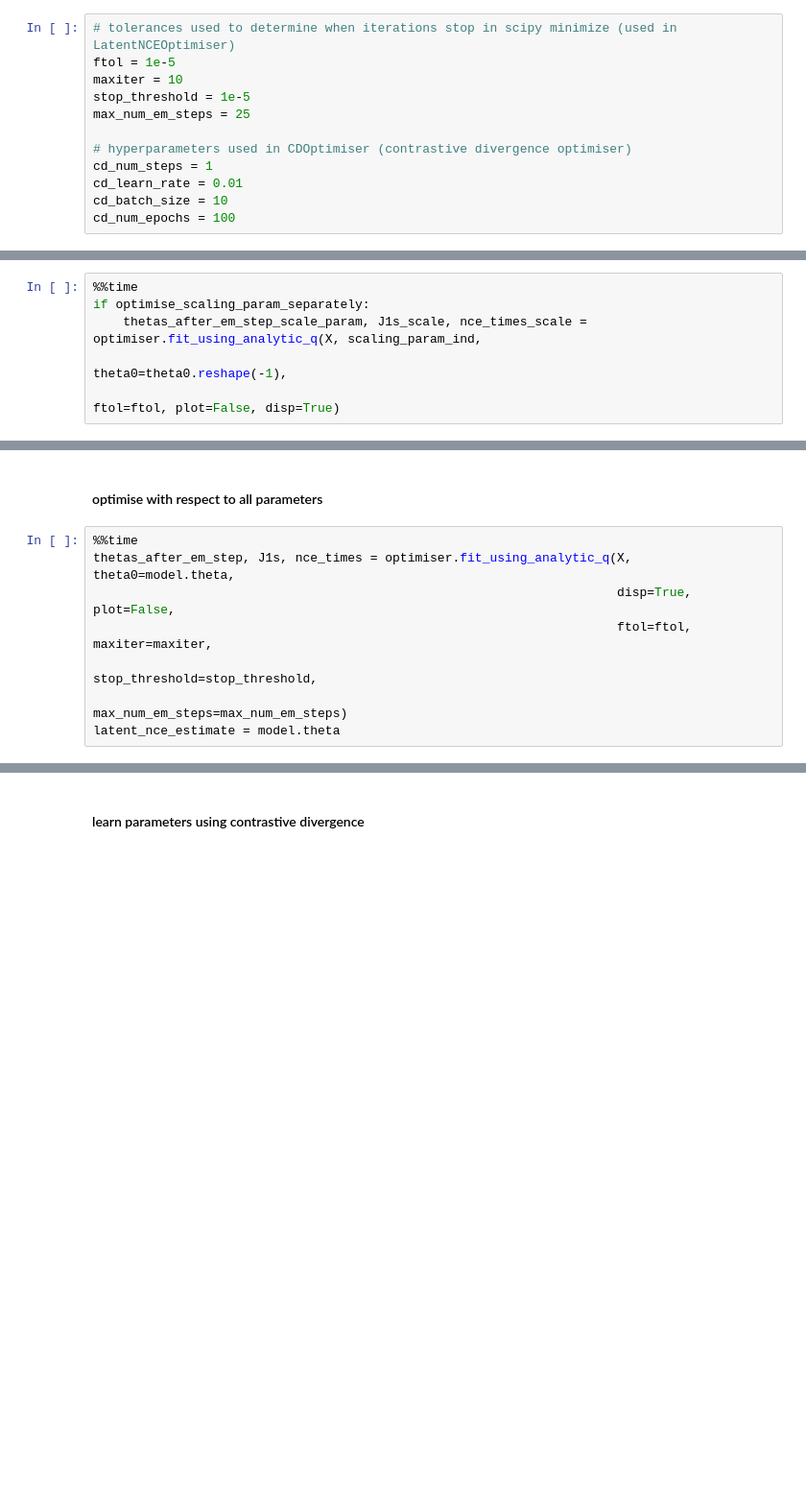
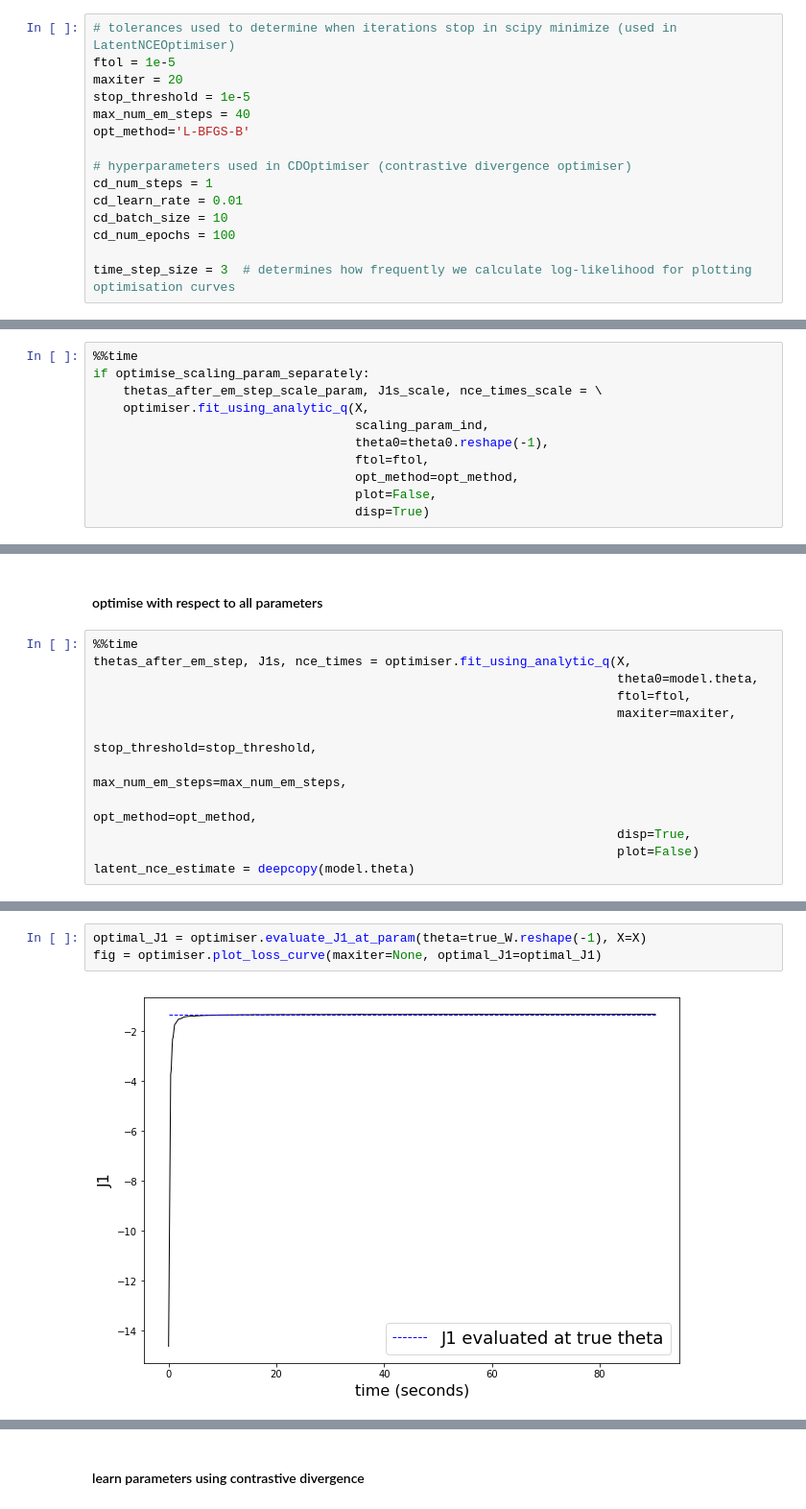
Before and after one commit to benrhodes26/VNCE, a Jupyter notebook: proposal/code/notebooks/rbm.ipynb, the cells around one changed output, grey strips where cells are left out. Shown at 96% size. Drawn from its saved outputs; the diff is of its cells as text; blank space fills up the shorter version.

```diff
--- a/proposal/code/notebooks/rbm.ipynb
+++ b/proposal/code/notebooks/rbm.ipynb
@@ -62,15 +60,18 @@ theta0[0, 0] = -(d+m)*np.log(2)
 # %%
 # tolerances used to determine when iterations stop in scipy minimize (used in LatentNCEOptimiser)
 ftol = 1e-5
-maxiter = 10
+maxiter = 20
 stop_threshold = 1e-5
-max_num_em_steps = 25
+max_num_em_steps = 40
+opt_method='L-BFGS-B'
 
 # hyperparameters used in CDOptimiser (contrastive divergence optimiser)
 cd_num_steps = 1
 cd_learn_rate = 0.01
 cd_batch_size = 10
 cd_num_epochs = 100
+
+time_step_size = 3  # determines how frequently we calculate log-likelihood for plotting optimisation curves
 # %% [markdown]
 #### boolean switches
 # %%
@@ -170,7 +179,12 @@ all_inds = np.arange(len(model.theta))
 # %%
 %%time
 if optimise_scaling_param_separately:
-    thetas_after_em_step_scale_param, J1s_scale, nce_times_scale = optimiser.fit_using_analytic_q(X, scaling_param_ind,
-                                                                                 theta0=theta0.reshape(-1),
-                                                                                  ftol=ftol, plot=False, disp=True)
+    thetas_after_em_step_scale_param, J1s_scale, nce_times_scale = \
+    optimiser.fit_using_analytic_q(X,
+                                   scaling_param_ind,
+                                   theta0=theta0.reshape(-1),
+                                   ftol=ftol,
+                                   opt_method=opt_method,
+                                   plot=False,
+                                   disp=True)
 # %% [output]
@@ -183,10 +197,14 @@ if optimise_scaling_param_separately:
 #### optimise with respect to all parameters
 # %%
 %%time
-thetas_after_em_step, J1s, nce_times = optimiser.fit_using_analytic_q(X, theta0=model.theta,
-                                                                      disp=True, plot=False,
-                                                                      ftol=ftol, maxiter=maxiter,
+thetas_after_em_step, J1s, nce_times = optimiser.fit_using_analytic_q(X,
+                                                                      theta0=model.theta,
+                                                                      ftol=ftol,
+                                                                      maxiter=maxiter,
                                                                       stop_threshold=stop_threshold,
-                                                                      max_num_em_steps=max_num_em_steps)
-latent_nce_estimate = model.theta
+                                                                      max_num_em_steps=max_num_em_steps,
+                                                                      opt_method=opt_method,
+                                                                      disp=True,
+                                                                      plot=False)
+latent_nce_estimate = deepcopy(model.theta)
 # %% [output]
@@ -213,0 +228,5 @@ fig = optimiser.plot_loss_curve(end=None, true_theta = true_W.reshape(-1), X=X)
+# %%
+optimal_J1 = optimiser.evaluate_J1_at_param(theta=true_W.reshape(-1), X=X)
+fig = optimiser.plot_loss_curve(maxiter=None, optimal_J1=optimal_J1)
+# %% [output]
+[figure, added]
```
Also changed, not shown: parts of 31 cells of this notebook, 16 other files.
